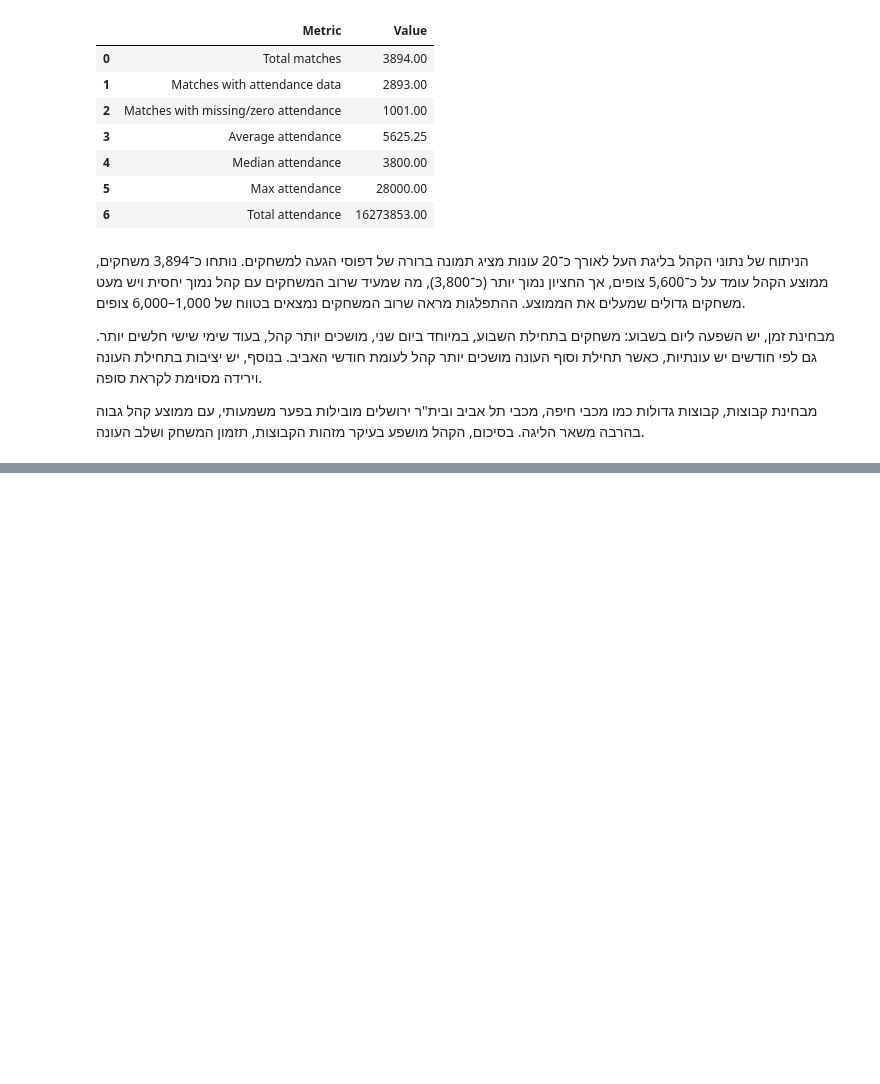
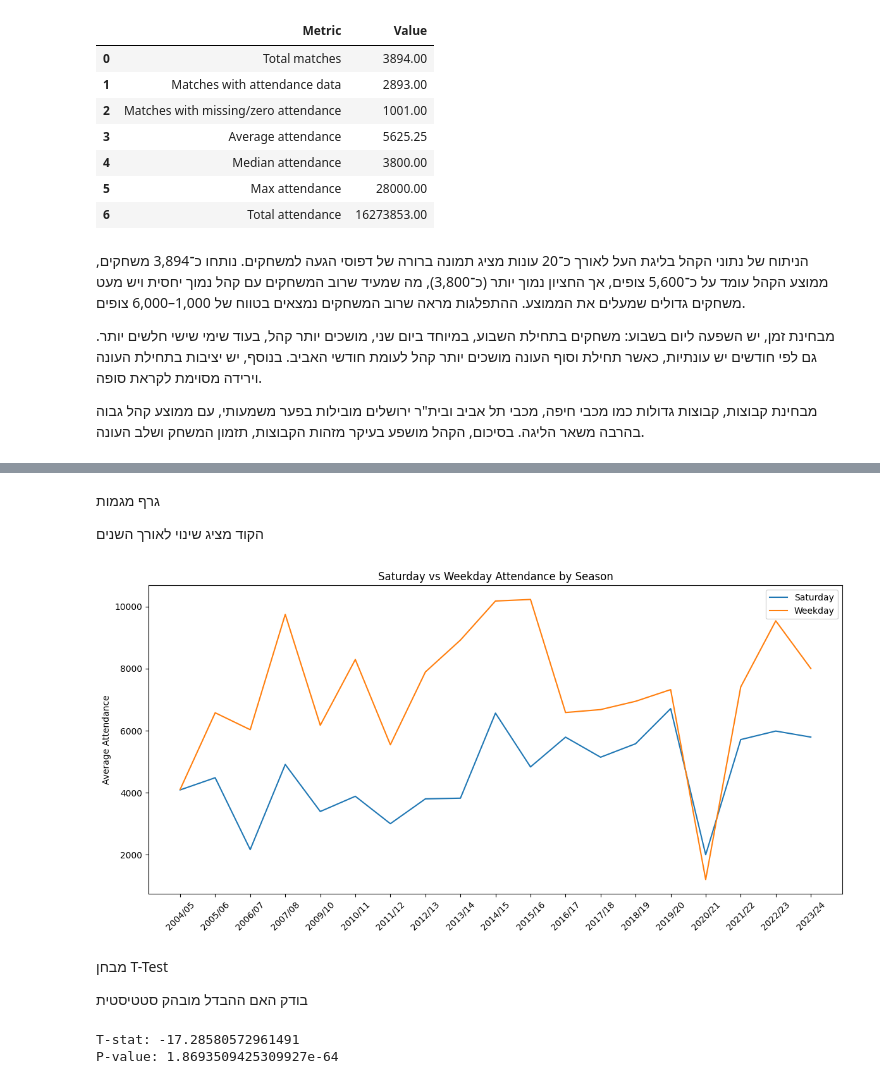
Before and after one commit to Nitaybenadmon123/ligat_haal_project, a Jupyter notebook: ligat_haal_project/notebooks/attendance/02_attendance_analysis.ipynb, the cells around one changed output, grey strips where cells are left out. Saved outputs shown, nothing was run; the diff lists cells and outputs as text; code cells hidden in the pictures; blank space fills up the shorter version.

Commit message:
מענה על שאלות מחקר בשילוב מבחן T test וביצוע מודל רגרסיה

```diff
--- a/ligat_haal_project/notebooks/attendance/02_attendance_analysis.ipynb
+++ b/ligat_haal_project/notebooks/attendance/02_attendance_analysis.ipynb
@@ -2840,0 +2891,14 @@ summary_stats
+# %%
+season_table = (
+    df_analysis
+    .groupby(["Season", "DayType"])["Attendance"]
+    .mean()
+    .unstack()
+    .reset_index()
+)
+
+season_table["Difference"] = (
+    season_table["Saturday"] - season_table["Weekday"]
+)
+
+season_table
@@ -2840,0 +2923,38 @@ summary_stats
+# %% [markdown]
+גרף מגמות
+
+הקוד מציג שינוי לאורך השנים
+# %%
+import matplotlib.pyplot as plt
+
+plt.figure(figsize=(12,6))
+
+plt.plot(season_table["Season"], season_table["Saturday"], label="Saturday")
+plt.plot(season_table["Season"], season_table["Weekday"], label="Weekday")
+
+plt.xticks(rotation=45)
+plt.ylabel("Average Attendance")
+plt.title("Saturday vs Weekday Attendance by Season")
+plt.legend()
+
+plt.tight_layout()
+plt.show()
+# %% [output]
+[figure, added]
+# %% [markdown]
+מבחן T-Test
+
+בודק האם ההבדל מובהק סטטיסטית
+# %%
+from scipy.stats import ttest_ind
+
+sat = df_analysis[df_analysis["DayType"] == "Saturday"]["Attendance"]
+weekday = df_analysis[df_analysis["DayType"] == "Weekday"]["Attendance"]
+
+t_stat, p_value = ttest_ind(sat, weekday, equal_var=False)
+
+print("T-stat:", t_stat)
+print("P-value:", p_value)
+# %% [output]
+T-stat: -17.28580572961491
+P-value: 1.8693509425309927e-64
```
Also changed, not shown: parts of 16 cells of this notebook.
